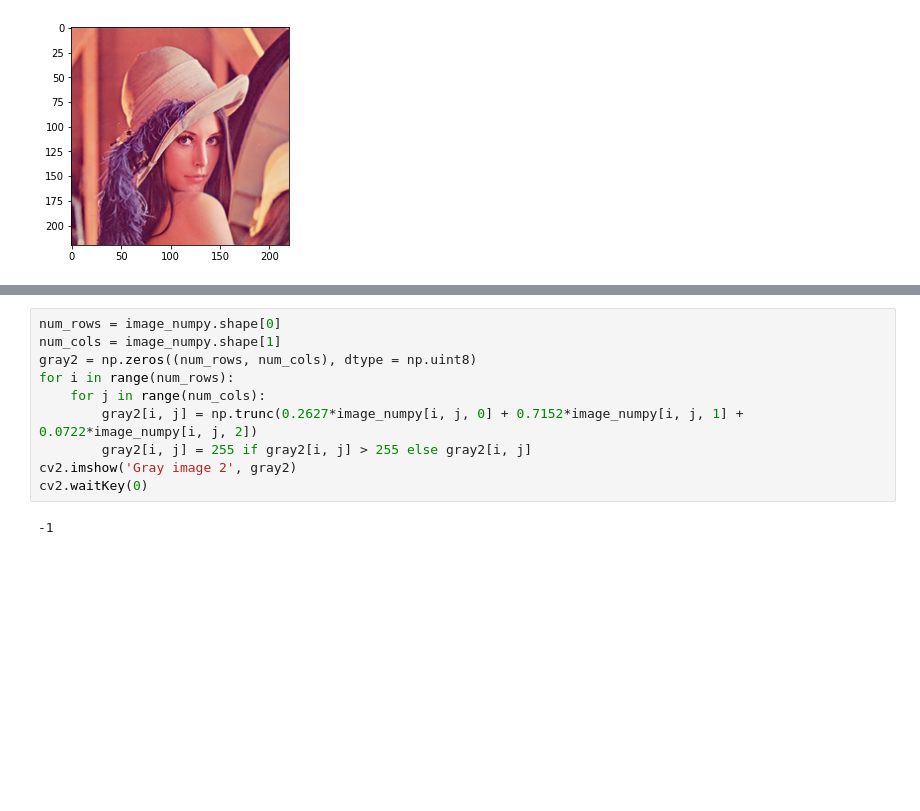
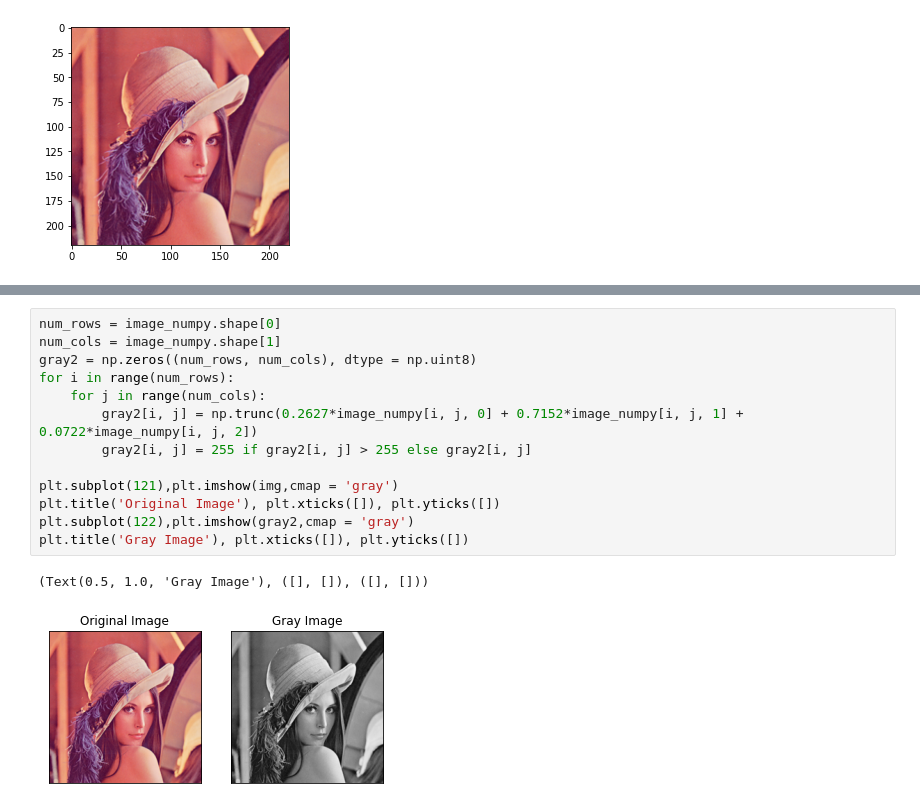
Before and after one commit to adiel2012/LearningRepository, a Jupyter notebook: computervision/ColorSpace.ipynb, the cells around one changed output, grey strips where cells are left out. Saved outputs shown, nothing was run; the diff lists cells and outputs as text; blank space fills up the shorter version.

```diff
--- a/computervision/ColorSpace.ipynb
+++ b/computervision/ColorSpace.ipynb
@@ -28,12 +42,16 @@ cv2.waitKey(0)
 # %%
 num_rows = image_numpy.shape[0]
 num_cols = image_numpy.shape[1]
 gray2 = np.zeros((num_rows, num_cols), dtype = np.uint8)
 for i in range(num_rows):
     for j in range(num_cols):
         gray2[i, j] = np.trunc(0.2627*image_numpy[i, j, 0] + 0.7152*image_numpy[i, j, 1] + 0.0722*image_numpy[i, j, 2])
         gray2[i, j] = 255 if gray2[i, j] > 255 else gray2[i, j]
-cv2.imshow('Gray image 2', gray2)
-cv2.waitKey(0)
+
+plt.subplot(121),plt.imshow(img,cmap = 'gray')
+plt.title('Original Image'), plt.xticks([]), plt.yticks([])
+plt.subplot(122),plt.imshow(gray2,cmap = 'gray')
+plt.title('Gray Image'), plt.xticks([]), plt.yticks([])
 # %% [output]
--1
+(Text(0.5, 1.0, 'Gray Image'), ([], []), ([], []))
+[figure, added]
```
Also changed, not shown: parts of 4 cells of this notebook.
